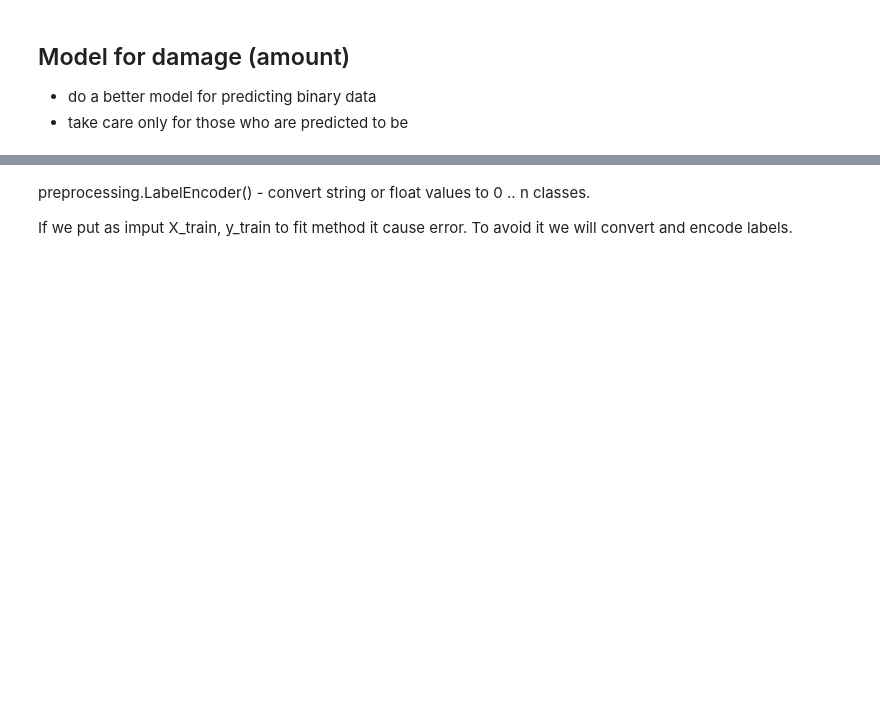
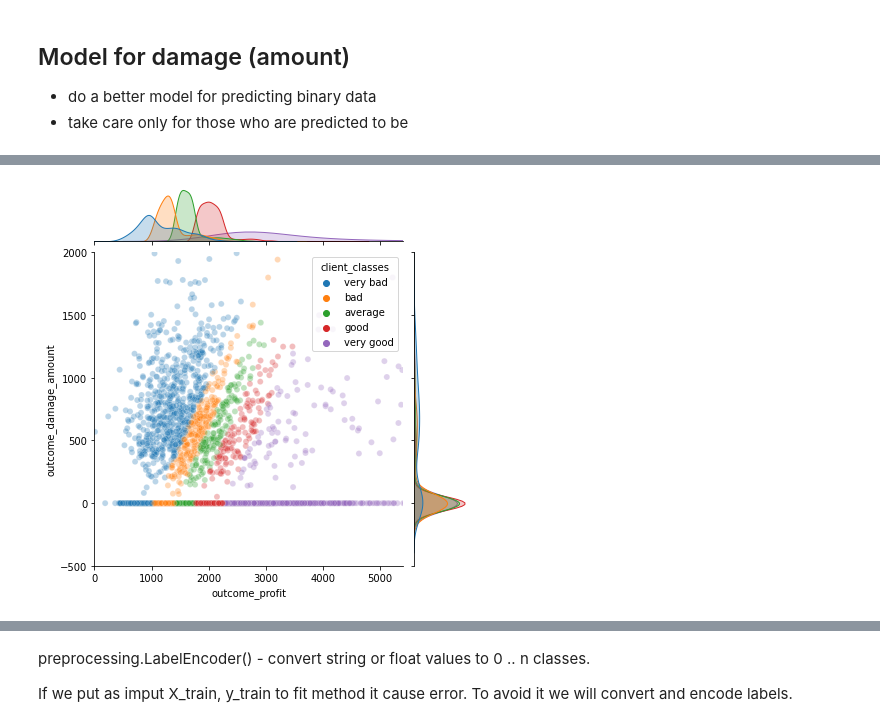
Before and after one commit to phuycke/ML-in-Python, a Jupyter notebook: notebooks/Q4 Daniel.ipynb, the cells around one changed output, grey strips where cells are left out. Saved outputs shown, nothing was run; the diff lists cells and outputs as text; code cells hidden in the pictures; blank space fills up the shorter version.

```diff
--- a/notebooks/Q4 Daniel.ipynb
+++ b/notebooks/Q4 Daniel.ipynb
@@ -23,0 +68,14 @@ def read_pkl(train_name, score_name,  project_root_path = "/home/daniel/Projects
+# %%
+marginal_kws={'hist_kws': {'bins': 30, 'fill': True}}
+plot =  sns.jointplot(
+    data=data_target,
+    x='outcome_profit',y= 'outcome_damage_amount',alpha=0.3,marginal_kws=marginal_kws, hue = 'client_classes',
+
+)
+
+plot.ax_marg_x.set_xlim(0, 5400)
+plot.ax_marg_y.set_ylim(-500, 2000)
+plt.rcParams["figure.figsize"] = (20,10)
+plt.show()
+# %% [output]
+[figure, added]
```
Also changed, not shown: parts of 23 cells of this notebook, 8 other files.
